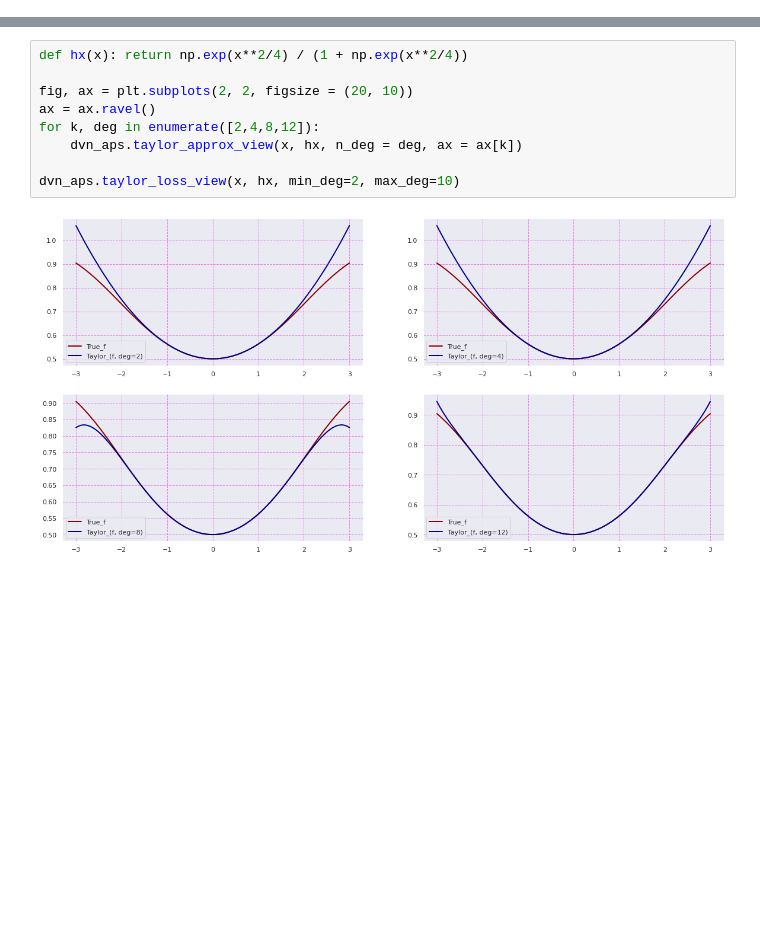
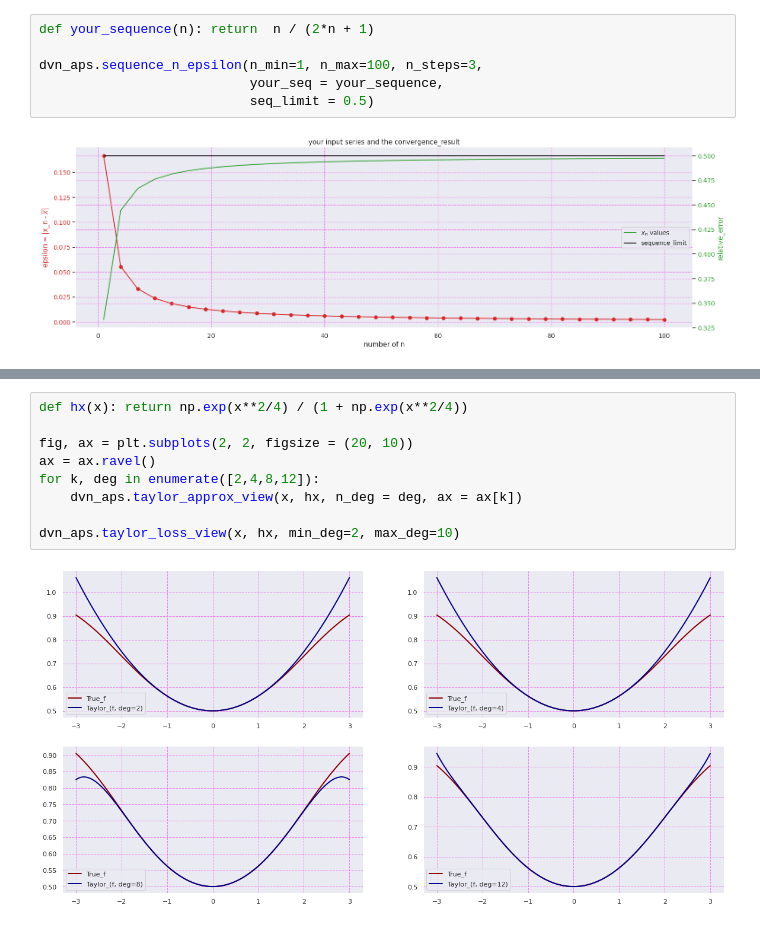
Before and after one commit to NhanDoV/crap-caculus, a Jupyter notebook: series_and_approximation/Series_approx.ipynb, the cells around one changed output, grey strips where cells are left out. Saved outputs shown, nothing was run; the diff lists cells and outputs as text; blank space fills up the shorter version.

```diff
--- a/series_and_approximation/Series_approx.ipynb
+++ b/series_and_approximation/Series_approx.ipynb
@@ -0,0 +18,8 @@
+# %%
+def your_sequence(n): return  n / (2*n + 1)
+
+dvn_aps.sequence_n_epsilon(n_min=1, n_max=100, n_steps=3,
+                           your_seq = your_sequence,
+                           seq_limit = 0.5)
+# %% [output]
+[figure, added]
```
Also changed, not shown: parts of 24 cells of this notebook.
